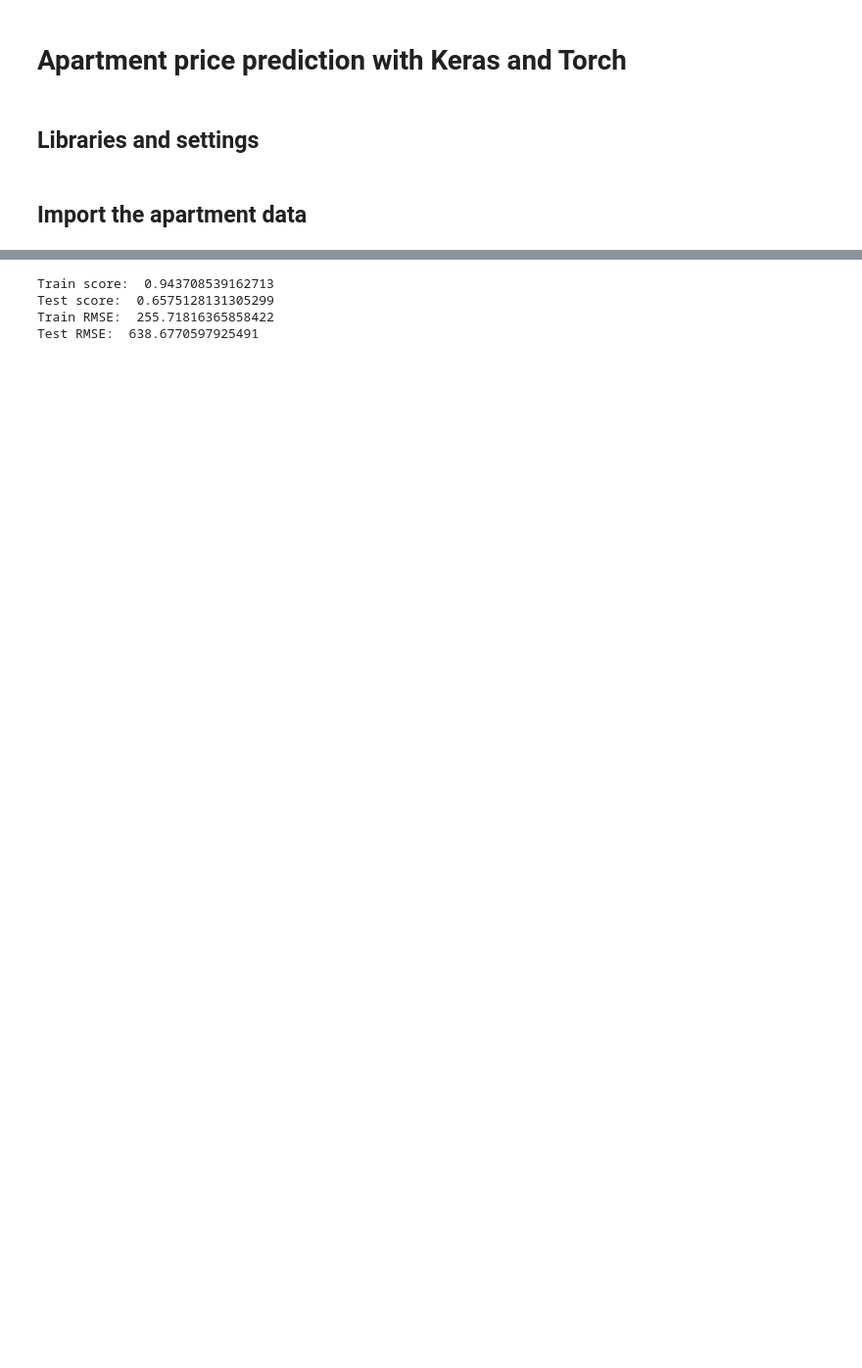
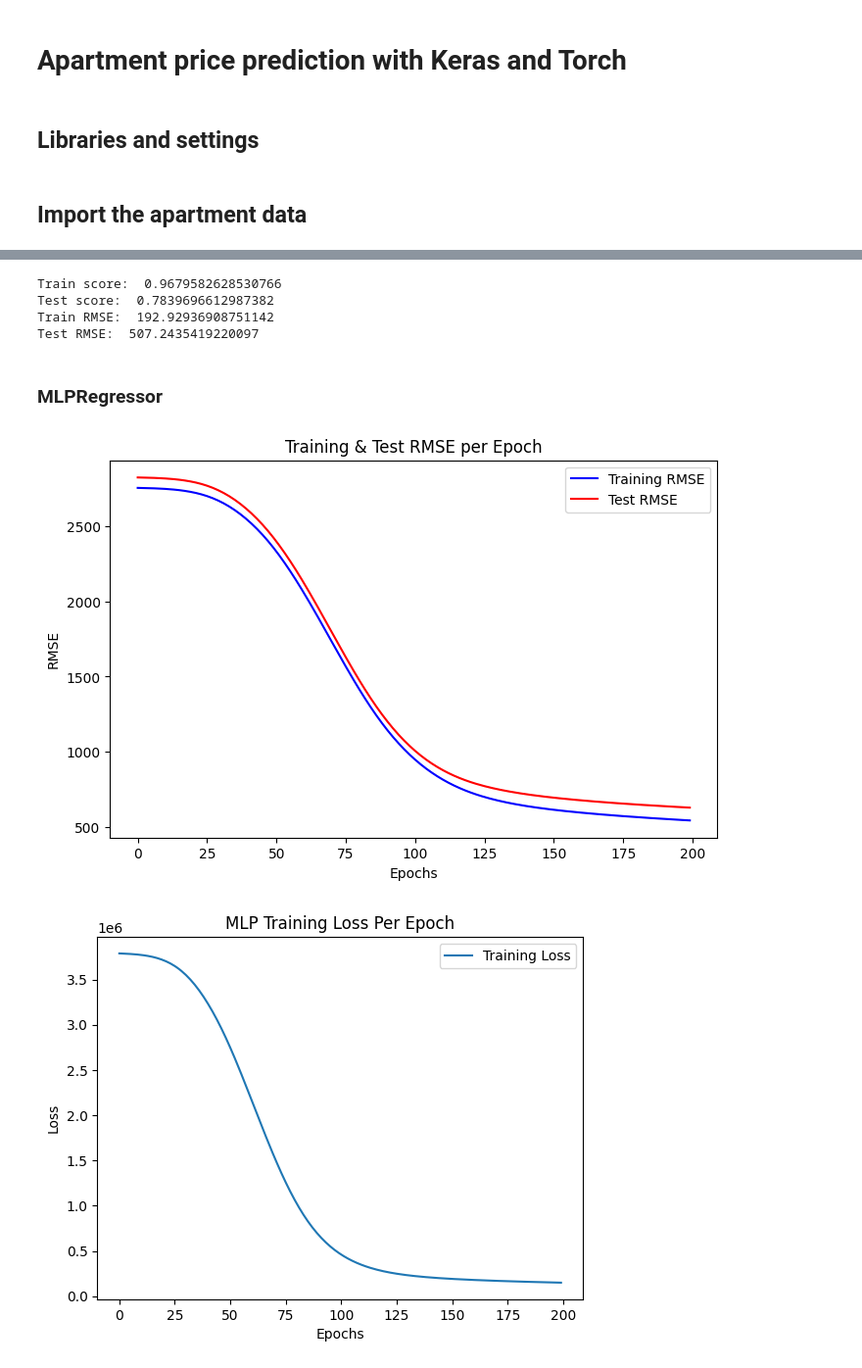
Before and after one commit to zekicalb/ai-applications-fs25, a Jupyter notebook: week4/apartment_regression_price_prediction.ipynb, the cells around one changed output, grey strips where cells are left out. Shown at 98% size. Drawn from its saved outputs; the diff is of its cells as text; code cells hidden in the pictures; blank space fills up the shorter version.

```diff
--- a/week4/apartment_regression_price_prediction.ipynb
+++ b/week4/apartment_regression_price_prediction.ipynb
@@ -47,5 +49,14 @@ df.head(10)
 # frg_pct: percentage foreigners
 # emp: numer of employees
 
+
+df = df[['rooms', 'area', 'price', 'postalcode',
+       'address', 'town', 'description_raw', 'bfs_name', 'pop', 'pop_dens',
+       'frg_pct', 'emp', 'tax_income', 'lat', 'lon', 'x', 'y', 'room_per_m2',
+       'luxurious', 'temporary', 'furnished', 'area_cat',
+       'area_cat_ecoded', '(LOFT)', '(POOL)', '(ATTIKA)', '(EXKLUSIV)',
+       '(SEESICHT)', '(LUXURIÖS)', 'Kreis 6', 'Kreis 11', 'Kreis 12',
+       'Kreis 10', 'Kreis 4', 'Kreis 1', 'Kreis 9', 'Kreis 5', 'Kreis 7',
+       'Kreis 3', 'Kreis 2', 'Kreis 8', 'zurich_city', 'avg_price_postal_rooms_area']]
 df.columns
 # %% [output]
@@ -60,7 +71,7 @@ Index(['Unnamed: 0', 'bfs_number', 'rooms', 'area', 'price', 'postalcode',
       dtype='object')
 # %%
 # Create train and test samples
-features = ['rooms', 'area', 'pop', 'pop_dens', 'frg_pct', 'emp', 'tax_income', 'room_per_m2', 'luxurious', 'temporary', 'furnished', 'area_cat_ecoded', 'zurich_city']
+features = ['rooms', 'area', 'pop', 'pop_dens', 'frg_pct', 'emp', 'tax_income', 'room_per_m2', 'luxurious', 'temporary', 'furnished', 'area_cat_ecoded', 'zurich_city', 'avg_price_postal_rooms_area']
 
 X_train, X_test, y_train, y_test = train_test_split(df[features],
                                                          df['price'],
@@ -82,10 +95,63 @@ print("Test score: ", random_forest_model.score(X_test, y_test))
 print("Train RMSE: ", root_mean_squared_error(y_train, random_forest_model.predict(X_train)))
 print("Test RMSE: ", root_mean_squared_error(y_test, random_forest_model.predict(X_test)))
 # %% [output]
-Train score:  0.943708539162713
-Test score:  0.6575128131305299
-Train RMSE:  255.71816365858422
-Test RMSE:  638.6770597925491
+Train score:  0.9679582628530766
+Test score:  0.7839696612987382
+Train RMSE:  192.92936908751142
+Test RMSE:  507.2435419220097
+# %% [markdown]
+### MLPRegressor
+# %%
+# Splitting the dataset
+X_train, X_test, y_train, y_test = train_test_split(df[features], df['price'],
+                                                    test_size=0.20, random_state=42)
+
+
+# Standardizing the features (MLP performs better with standardized data)
+scaler = StandardScaler()
+X_train_scaled = scaler.fit_transform(X_train)
+X_test_scaled = scaler.transform(X_test)
+
+# Define the MLP model
+mlp = MLPRegressor(hidden_layer_sizes=(16, 16), activation='relu',
+                   solver='adam', max_iter=200, random_state=42,
+                   verbose=False, validation_fraction=0.1)
+
+# Store training and validation RMSE per epoch
+train_rmse = []
+val_rmse = []
+
+for i in range(1, mlp.max_iter + 1):
+    mlp.partial_fit(X_train_scaled, y_train)
+
+    # Training RMSE
+    y_train_pred = mlp.predict(X_train_scaled)
+    train_rmse.append(np.sqrt(mean_squared_error(y_train, y_train_pred)))
+
+    # Validation RMSE
+    y_val_pred = mlp.predict(X_test_scaled)
+    val_rmse.append(np.sqrt(mean_squared_error(y_test, y_val_pred)))
+
+# Plot RMSE per epoch
+plt.figure(figsize=(8, 5))
+plt.plot(train_rmse, label="Training RMSE", color='blue')
+plt.plot(val_rmse, label="Test RMSE", color='red')
+plt.xlabel("Epochs")
+plt.ylabel("RMSE")
+plt.title("Training & Test RMSE per Epoch")
+plt.legend()
+plt.show()
+
+# Plot loss curve
+plt.plot(mlp.loss_curve_, label="Training Loss")
+plt.xlabel("Epochs")
+plt.ylabel("Loss")
+plt.title("MLP Training Loss Per Epoch")
+plt.legend()
+plt.show()
+# %% [output]
+[figure, added]
+[figure, added]
 # %% [markdown]
 <hr >
 
```
Also changed, not shown: parts of 10 cells of this notebook.
